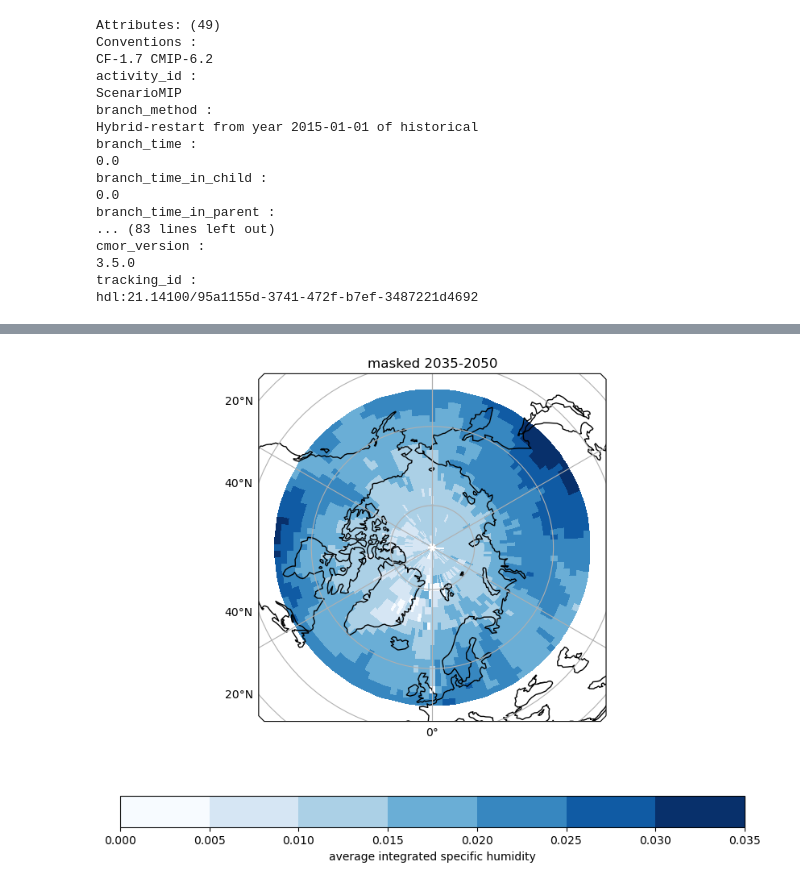
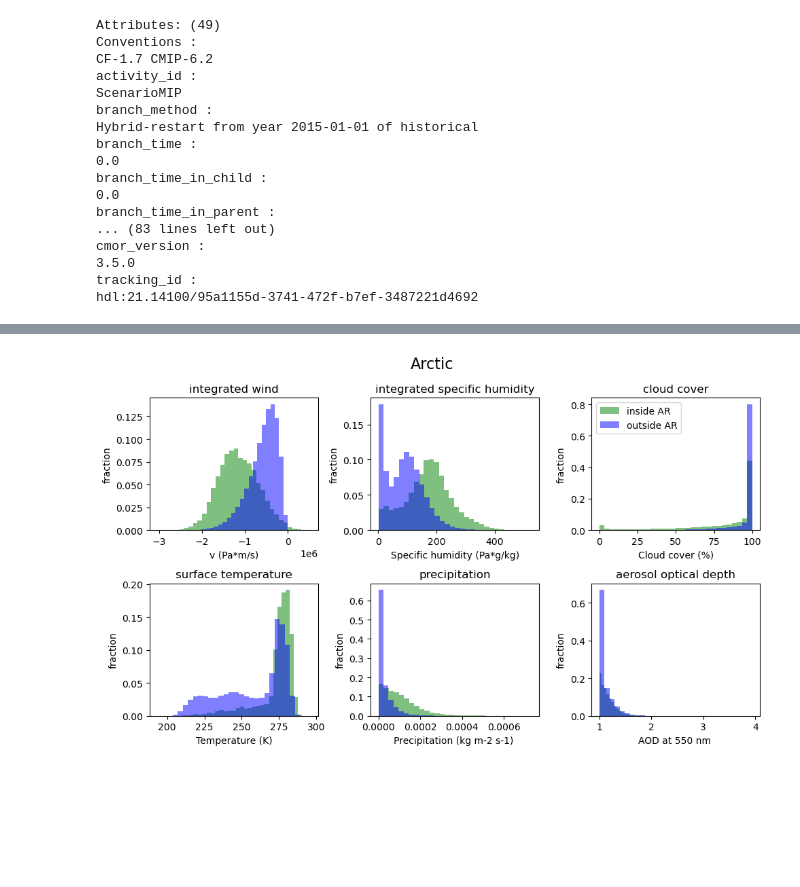
Before and after one commit to eScience-course/Tjaernoe2022-group5, a Jupyter notebook: notebooks/Lea/ssp245_3550.ipynb, the cells around one changed output, grey strips where cells are left out. Saved outputs shown, nothing was run; the diff lists cells and outputs as text; code cells hidden in the pictures; blank space fills up the shorter version.

```diff
--- a/notebooks/Lea/ssp245_3550.ipynb
+++ b/notebooks/Lea/ssp245_3550.ipynb
@@ -177,3 +170,12 @@ temp = arc['tas'].mean('time')
 # %%
-mpl =marc.sel(plev=slice(100000, 25000))['va'].sum('plev')
-pl =arc.sel(plev=slice(100000, 25000))['va'].where(arc['va'] > 0).sum('plev')  #
+# for frequency plots slice for plev >25000 and integrate over plev
+mpl =marc.sel(plev=slice(100000, 25000))
+pl =amarc.sel(plev=slice(100000, 25000)).where(arc['va'] > 0)
+
+# wind
+mplva =-1*mpl['va'].integrate('plev')
+plva =-1*pl['va'].integrate('plev')
+
+# humidity
+mplh =-1*mpl['hus'].integrate('plev')
+plh =-1*pl['hus'].integrate('plev')
@@ -302,22 +181,0 @@ gl.right_labels = False
-# %%
-f,ax = plt.subplots(dpi=100, figsize =(10,8),
-                    subplot_kw={'projection':ccrs.Orthographic(central_latitude=90.0)})
-mintvapor.squeeze().plot.pcolormesh(
-    cmap = plt.get_cmap('Blues'),ax=ax,
-    cbar_kwargs={
-        'label':'average integrated specific humidity',
-        'orientation':'horizontal',
-
-    },
-    transform=ccrs.PlateCarree(),
-    x='lon',y='lat',
-    levels = 8
-)
-ax.set_title('masked 2035-2050')
-ax.coastlines()
-
-gl = ax.gridlines(draw_labels=True)
-gl.top_labels = False
-gl.right_labels = False
-# %% [output]
-[figure, removed]
@@ -323,0 +207,44 @@ gl.right_labels = False
+# %%
+fig, axs = plt.subplots(2,3, figsize=(10,6))
+axs = axs.flatten()
+fig.suptitle('Arctic', fontsize=16)
+axs[0].hist(mv, weights = np.zeros_like(mv)+1./mv.size,
+           alpha = 0.5, color = "g", label = "inside AR", bins=30)
+axs[0].hist(v, weights = np.zeros_like(v)+1./v.size,
+           alpha = 0.5, color = "b", label = "outside AR", bins=30)
+axs[1].hist(mh, weights = np.zeros_like(mh)+1./mh.size,
+           alpha = 0.5, color = "g", label = "inside AR", bins=30)
+axs[1].hist(h, weights = np.zeros_like(h)+1./h.size,
+           alpha = 0.5, color = "b", label = "outside AR", bins=30)
+axs[2].hist(mcc, weights = np.zeros_like(mcc)+1./mcc.size,
+           alpha = 0.5, color = "g", label = "inside AR", bins=30)
+axs[2].hist(cc,  weights = np.zeros_like(cc)+1./cc.size,
+           alpha = 0.5, color = "b", label = "outside AR", bins=30)
+axs[3].hist(mt, weights = np.zeros_like(mt)+1./mt.size,
+           alpha = 0.5, color = "g", label = "inside AR", bins=30)
+axs[3].hist(t, weights = np.zeros_like(t)+1./t.size,
+           alpha = 0.5, color = "b", label = "outside AR", bins=30)
+axs[4].hist(mp, weights = np.zeros_like(mp)+1./mp.size,
+           alpha = 0.5, color = "g", label = "inside AR", bins=30)
+axs[4].hist(p, weights = np.zeros_like(p)+1./p.size,
+           alpha = 0.5, color = "b", label = "outside AR", bins=30)
+axs[5].hist(ma, weights = np.zeros_like(ma)+1./ma.size,
+           alpha = 0.5, color = "g", label = "inside AR", bins=30)
+axs[5].hist(a, weights = np.zeros_like(a)+1./a.size,
+           alpha = 0.5, color = "b", label = "outside AR", bins=30)
+axs[0].set_title('integrated wind')
+axs[0].set(ylabel = 'fraction', xlabel = 'v (Pa*m/s)')
+axs[1].set_title('integrated specific humidity')
+axs[1].set(ylabel = 'fraction', xlabel = 'Specific humidity (Pa*g/kg)')
+axs[2].set_title('cloud cover')
+axs[2].legend()
+axs[2].set(ylabel = 'fraction', xlabel = 'Cloud cover (%)')
+axs[3].set_title('surface temperature')
+axs[3].set(ylabel = 'fraction', xlabel = 'Temperature (K)')
+axs[4].set_title('precipitation')
+axs[4].set(ylabel = 'fraction', xlabel = 'Precipitation (kg m-2 s-1) ')
+axs[5].set_title('aerosol optical depth')
+axs[5].set(ylabel = 'fraction', xlabel = 'AOD at 550 nm ')
+plt.tight_layout()
+# %% [output]
+[figure, added]
```
Also changed, not shown: parts of 18 cells of this notebook, 5 other files.
